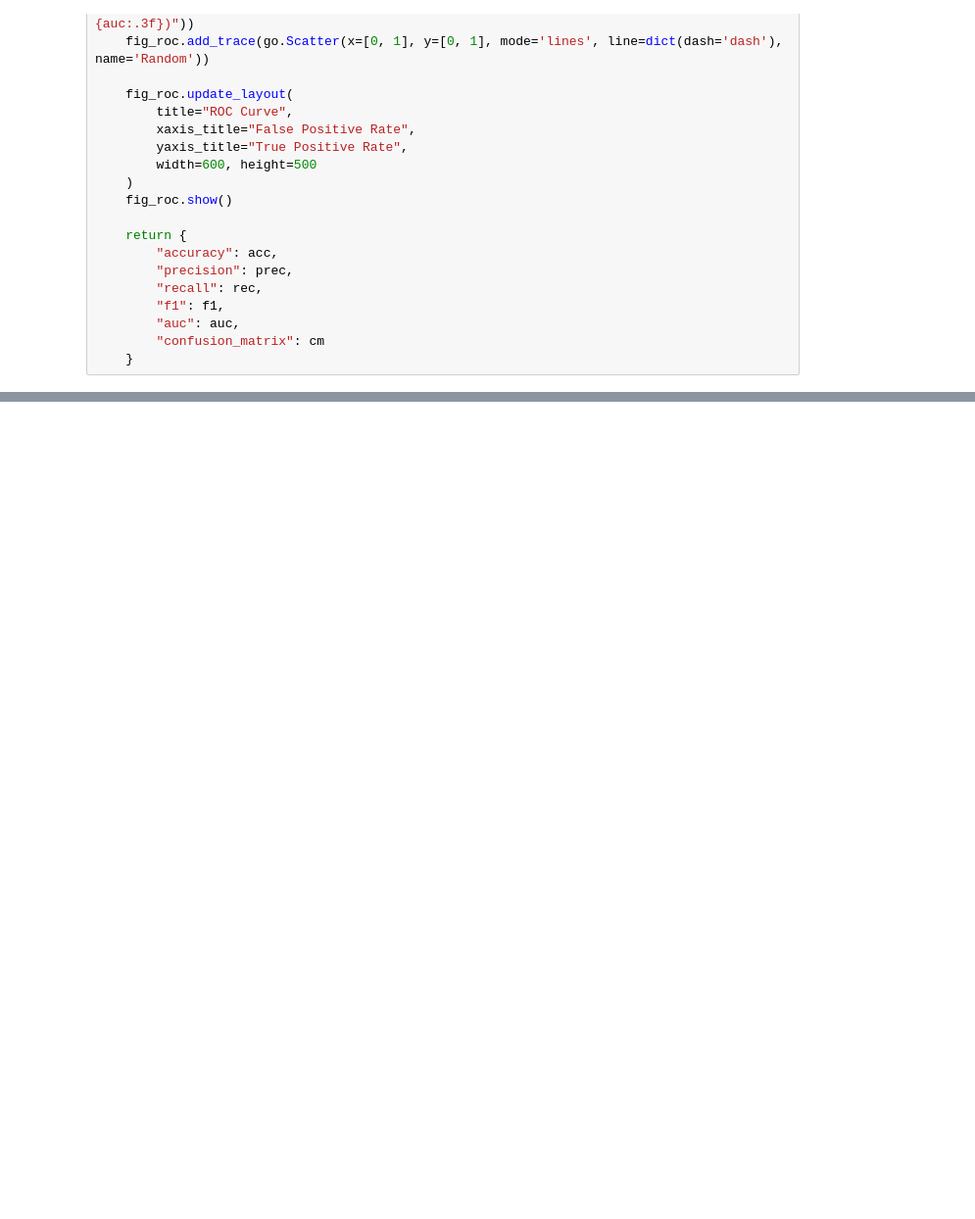
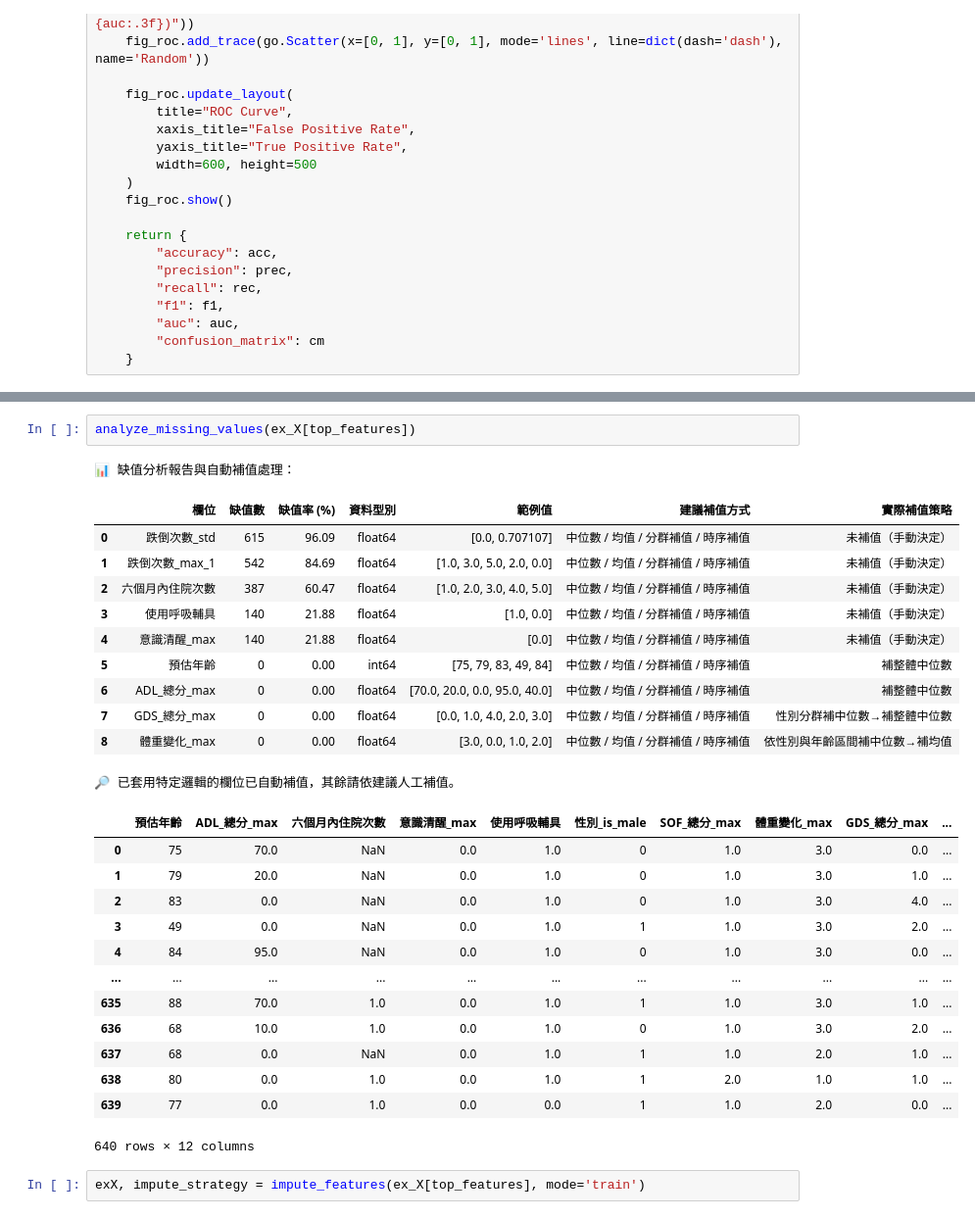
Before and after one commit to peculab/AI4JUBO, a Jupyter notebook: JuboDeath_V4.ipynb, the cells around one changed output, grey strips where cells are left out. Shown: that part at 98% size. Saved outputs shown, nothing was run; the diff lists cells and outputs as text; blank space fills up the shorter version.

```diff
--- a/JuboDeath_V4.ipynb
+++ b/JuboDeath_V4.ipynb
@@ -1209 +1240,31 @@ def evaluate_all_models_visual(models: dict, X_val, y_val):
     return df_result
+# %%
+analyze_missing_values(ex_X[top_features])
+# %% [output]
+📊 缺值分析報告與自動補值處理：
+|  | 欄位 | 缺值數 | 缺值率 (%) | 資料型別 | 範例值 | 建議補值方式 | 實際補值策略 |
+| 0 | 跌倒次數_std | 615 | 96.09 | float64 | [0.0, 0.707107] | 中位數 / 均值 / 分群補值 / 時序補值 | 未補值（手動決定） |
+| 1 | 跌倒次數_max_1 | 542 | 84.69 | float64 | [1.0, 3.0, 5.0, 2.0, 0.0] | 中位數 / 均值 / 分群補值 / 時序補值 | 未補值（手動決定） |
+| 2 | 六個月內住院次數 | 387 | 60.47 | float64 | [1.0, 2.0, 3.0, 4.0, 5.0] | 中位數 / 均值 / 分群補值 / 時序補值 | 未補值（手動決定） |
+| 3 | 使用呼吸輔具 | 140 | 21.88 | float64 | [1.0, 0.0] | 中位數 / 均值 / 分群補值 / 時序補值 | 未補值（手動決定） |
+| 4 | 意識清醒_max | 140 | 21.88 | float64 | [0.0] | 中位數 / 均值 / 分群補值 / 時序補值 | 未補值（手動決定） |
+| 5 | 預估年齡 | 0 | 0.00 | int64 | [75, 79, 83, 49, 84] | 中位數 / 均值 / 分群補值 / 時序補值 | 補整體中位數 |
+| 6 | ADL_總分_max | 0 | 0.00 | float64 | [70.0, 20.0, 0.0, 95.0, 40.0] | 中位數 / 均值 / 分群補值 / 時序補值 | 補整體中位數 |
+| 7 | GDS_總分_max | 0 | 0.00 | float64 | [0.0, 1.0, 4.0, 2.0, 3.0] | 中位數 / 均值 / 分群補值 / 時序補值 | 性別分群補中位數→補整體中位數 |
+| 8 | 體重變化_max | 0 | 0.00 | float64 | [3.0, 0.0, 1.0, 2.0] | 中位數 / 均值 / 分群補值 / 時序補值 | 依性別與年齡區間補中位數→補均值 |
+🔎 已套用特定邏輯的欄位已自動補值，其餘請依建議人工補值。
+|  | 預估年齡 | ADL_總分_max | 六個月內住院次數 | 意識清醒_max | 使用呼吸輔具 | 性別_is_male | SOF_總分_max | 體重變化_max | GDS_總分_max | ... |
+| 0 | 75 | 70.0 | NaN | 0.0 | 1.0 | 0 | 1.0 | 3.0 | 0.0 | ... |
+| 1 | 79 | 20.0 | NaN | 0.0 | 1.0 | 0 | 1.0 | 3.0 | 1.0 | ... |
+| 2 | 83 | 0.0 | NaN | 0.0 | 1.0 | 0 | 1.0 | 3.0 | 4.0 | ... |
+| 3 | 49 | 0.0 | NaN | 0.0 | 1.0 | 1 | 1.0 | 3.0 | 2.0 | ... |
+| 4 | 84 | 95.0 | NaN | 0.0 | 1.0 | 0 | 1.0 | 3.0 | 0.0 | ... |
+| ... | ... | ... | ... | ... | ... | ... | ... | ... | ... | ... |
+| 635 | 88 | 70.0 | 1.0 | 0.0 | 1.0 | 1 | 1.0 | 3.0 | 1.0 | ... |
+| 636 | 68 | 10.0 | 1.0 | 0.0 | 1.0 | 0 | 1.0 | 3.0 | 2.0 | ... |
+| 637 | 68 | 0.0 | NaN | 0.0 | 1.0 | 1 | 1.0 | 2.0 | 1.0 | ... |
+| 638 | 80 | 0.0 | 1.0 | 0.0 | 1.0 | 1 | 2.0 | 1.0 | 1.0 | ... |
+| 639 | 77 | 0.0 | 1.0 | 0.0 | 0.0 | 1 | 1.0 | 2.0 | 0.0 | ... |
+640 rows × 12 columns
+# %%
+exX, impute_strategy = impute_features(ex_X[top_features], mode='train')
```
Also changed, not shown: parts of 8 cells of this notebook.
